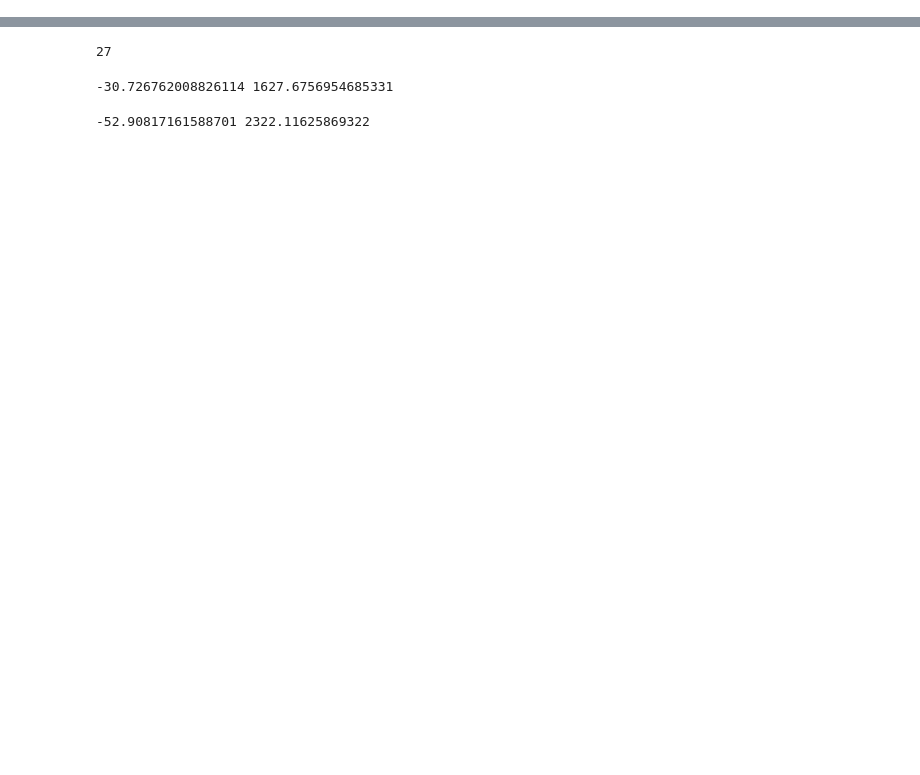
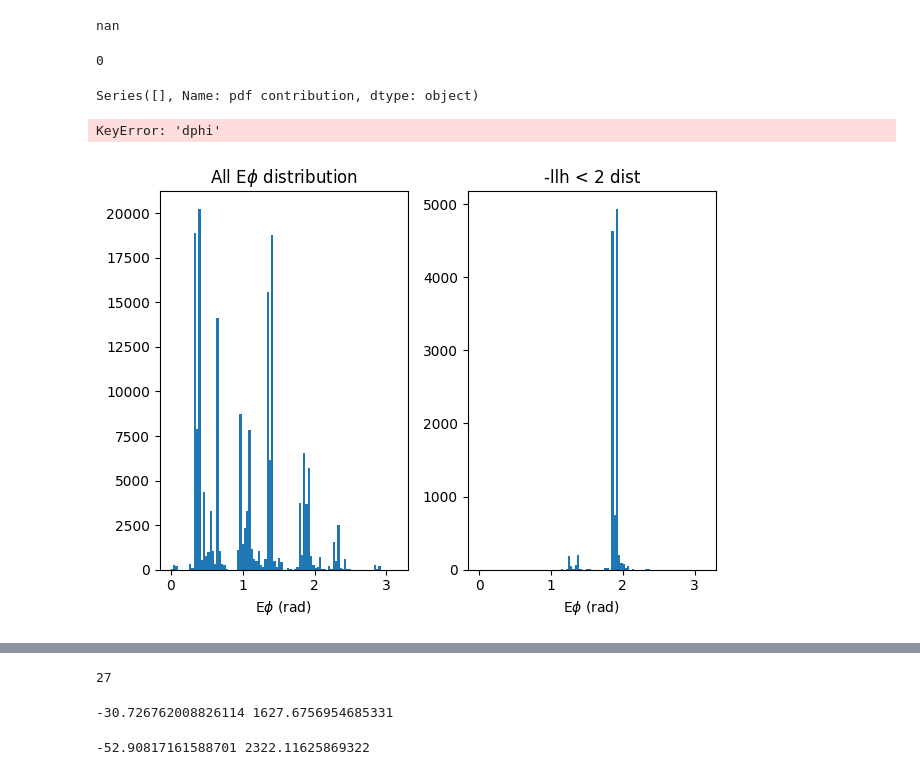
Before and after one commit to BraydenDillon/P-ONE_Cascade_Reco, a Jupyter notebook: notebooks/Three_dimensional_analysis.ipynb, the cells around one changed output, grey strips where cells are left out. Cells and saved outputs as stored; diff of their text form; code cells hidden in the pictures; blank space fills up the shorter version.

```diff
--- a/notebooks/Three_dimensional_analysis.ipynb
+++ b/notebooks/Three_dimensional_analysis.ipynb
@@ -15,0 +19,57 @@ from matplotlib.colors import LogNorm
+# %%
+df = pd.read_csv('../scripts/python/tracking.csv')
+standard_dev = np.std(df['pdf contribution'])
+mean = np.mean(df['pdf contribution'])
+
+mask = df['pdf contribution'] < 1
+df_outliers = df[mask]
+# %%
+mean
+# %% [output]
+nan
+# %%
+len(df['pdf contribution'])
+# %% [output]
+0
+# %%
+df_outliers['pdf contribution']
+# %% [output]
+Series([], Name: pdf contribution, dtype: object)
+# %%
+all_dr = df['dr']
+all_dphi = df['dphi']
+all_Ephi = df['Ephi']
+all_tres = df['tres']
+out_dr = df_outliers['dr']
+out_dphi = df_outliers['dphi']
+out_Ephi = df_outliers['Ephi']
+out_tres = df_outliers['tres']
+
+fig, (ax1, ax2) = plt.subplots(1, 2)
+
+ax1.hist(all_dr, np.linspace(min(all_dr), max(all_dr), 100))
+ax1.set_title("All dr distribution")
+ax1.set_xlabel('dr (m)')
+ax2.hist(out_dr, np.linspace(min(all_dr), max(all_dr), 100))
+# ax2.set_title(f'5$\sigma$ dr distribution')
+ax2.set_title(f'-llh < 2 dist')
+
+ax2.set_xlabel('dr (m)')
+fig.tight_layout()
+fig.savefig('/mnt/home/dillonb5/cascades/plots/dr_most_likely.png')
+# %% [output]
+KeyError: 'dphi'
+# %%
+fig, (ax1, ax2) = plt.subplots(1, 2)
+
+ax1.hist(all_Ephi, np.linspace(0, np.pi, 100))
+ax1.set_title(f"All E$\phi$ distribution")
+ax1.set_xlabel(f'E$\phi$ (rad)')
+ax2.hist(out_Ephi, np.linspace(0, np.pi, 100))
+#ax2.set_title(f'5$\sigma$ E$\phi$ distribution')
+ax2.set_title(f'-llh < 2 dist')
+ax2.set_xlabel(f'E$\phi$ (rad)')
+fig.tight_layout()
+fig.savefig('/mnt/home/dillonb5/cascades/plots/Ephi_most_likely.png')
+# %% [output]
+[figure, added]
```
Also changed, not shown: parts of 13 cells of this notebook, 8 other files.
